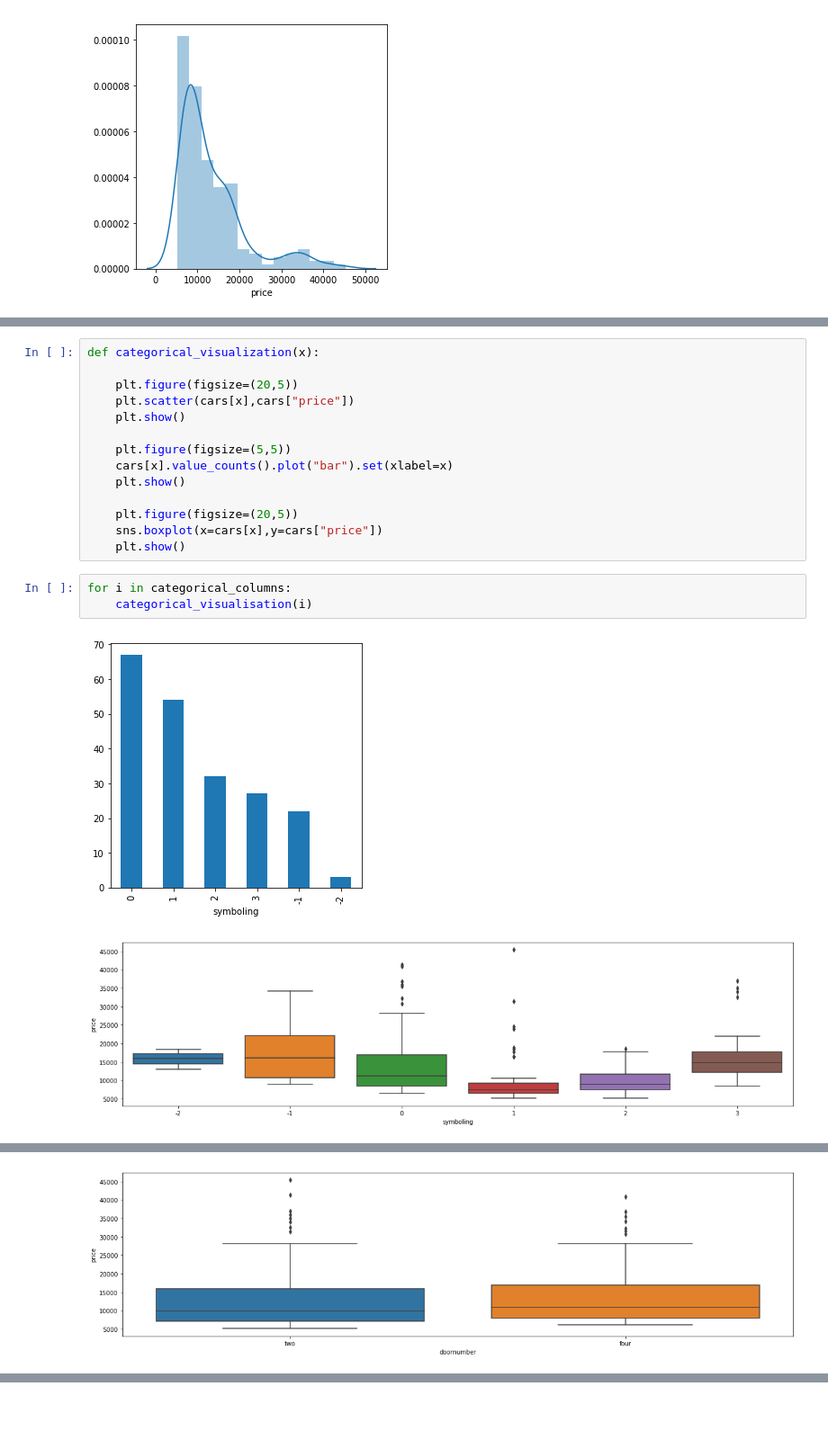
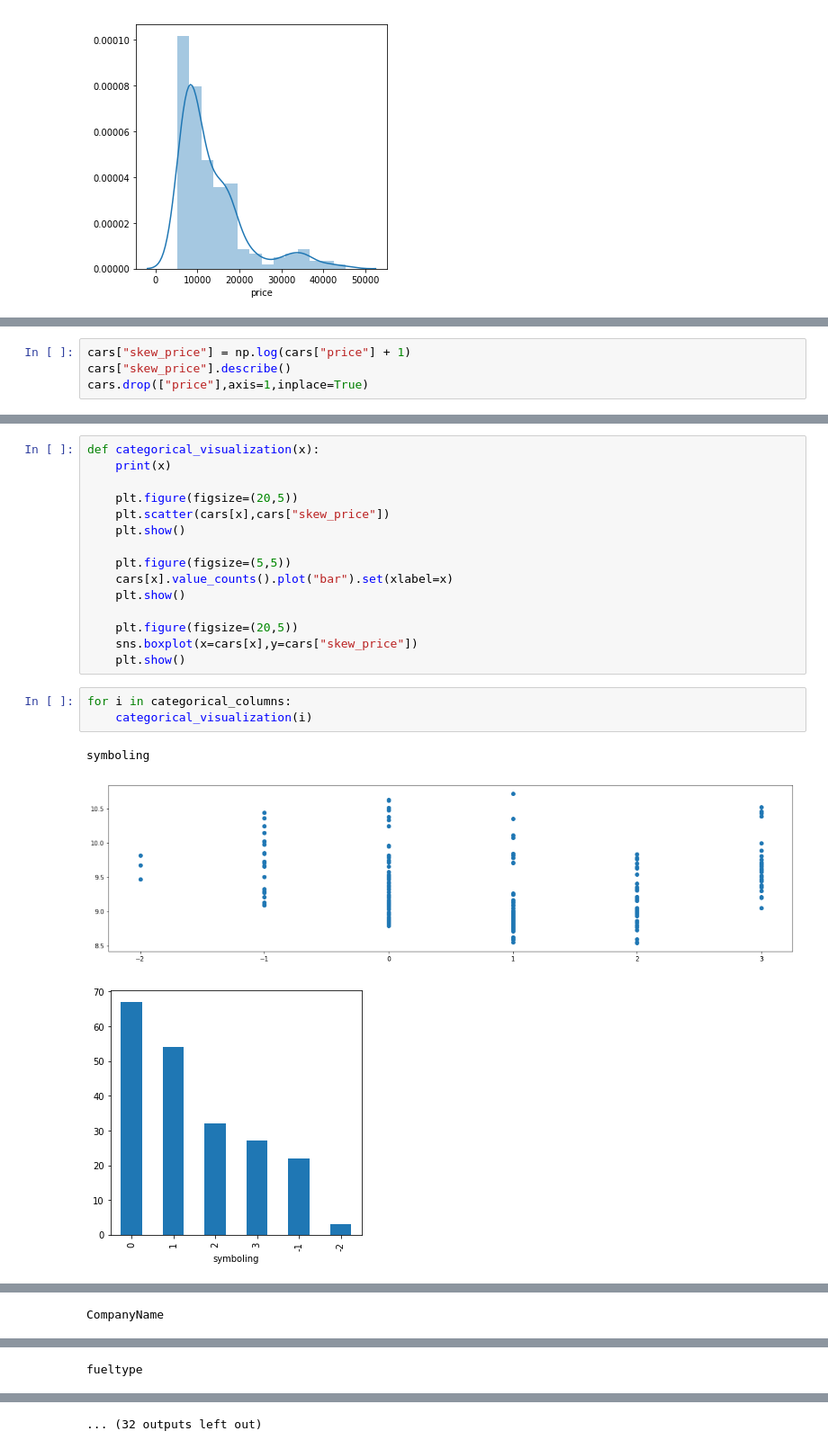
Before and after one commit to Aashishbazzz/Car-Price-Prediction, a Jupyter notebook: Cars_learning_noteook.ipynb, the cells around one changed output, grey strips where cells are left out. Shown at 90% size. Cells and saved outputs as stored; diff of their text form; blank space fills up the shorter version.

```diff
--- a/Cars_learning_noteook.ipynb
+++ b/Cars_learning_noteook.ipynb
@@ -121,0 +126,4 @@ plt.show()
+# %%
+cars["skew_price"] = np.log(cars["price"] + 1)
+cars["skew_price"].describe()
+cars.drop(["price"],axis=1,inplace=True)
@@ -127,8 +149,9 @@ plt.show()
 # %%
 def categorical_visualization(x):
+    print(x)
 
     plt.figure(figsize=(20,5))
-    plt.scatter(cars[x],cars["price"])
+    plt.scatter(cars[x],cars["skew_price"])
     plt.show()
 
     plt.figure(figsize=(5,5))
@@ -136,11 +159,12 @@ def categorical_visualization(x):
     plt.show()
 
     plt.figure(figsize=(20,5))
-    sns.boxplot(x=cars[x],y=cars["price"])
+    sns.boxplot(x=cars[x],y=cars["skew_price"])
     plt.show()
 # %%
 for i in categorical_columns:
-    categorical_visualisation(i)
+    categorical_visualization(i)
 # %% [output]
+symboling
-[figure, old version]
+[figure, new version]
-[figure, old version]
+[figure, new version]
@@ -147,0 +172 @@ for i in categorical_columns:
+CompanyName
@@ -150,0 +176 @@ for i in categorical_columns:
+fueltype
@@ -154 +179,0 @@ for i in categorical_columns:
-[figure, removed]
@@ -157,0 +180 @@ for i in categorical_columns:
+... (32 outputs left out)
```
Also changed, not shown: parts of 42 cells of this notebook.
